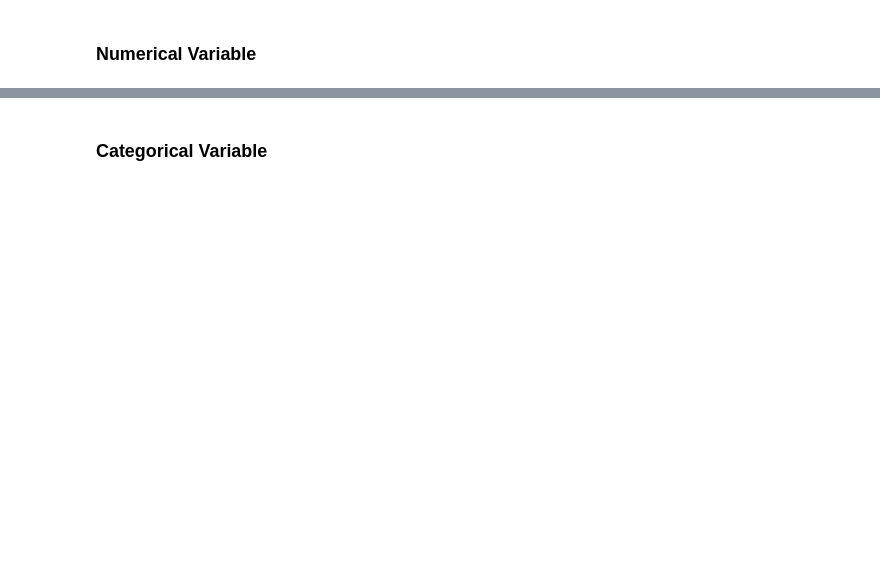
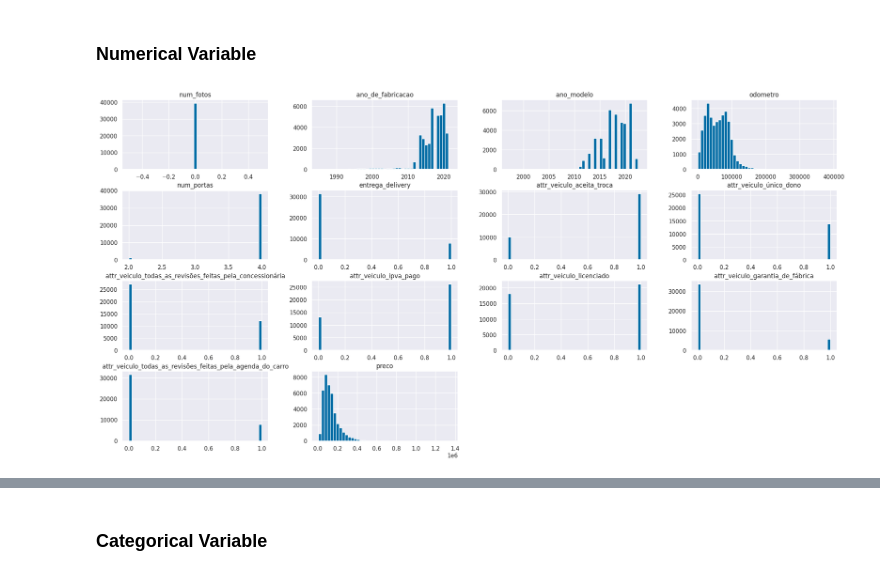
Before and after one commit to marxcerqueira/hackday-cds-time1, a Jupyter notebook: notebook/hackday-cds-time1.ipynb, the cells around one changed output, grey strips where cells are left out. Drawn from its saved outputs; the diff is of its cells as text; code cells hidden in the pictures; blank space fills up the shorter version.

```diff
--- a/notebook/hackday-cds-time1.ipynb
+++ b/notebook/hackday-cds-time1.ipynb
@@ -422,0 +805,6 @@ cate_attributes.apply( lambda x: x.unique().shape[0])
+# %%
+# histogram for numerical features
+num_attributes.hist(bins = 45);
+plt.style.use('tableau-colorblind10');
+# %% [output]
+[figure, added]
```
Also changed, not shown: parts of 81 cells of this notebook.
